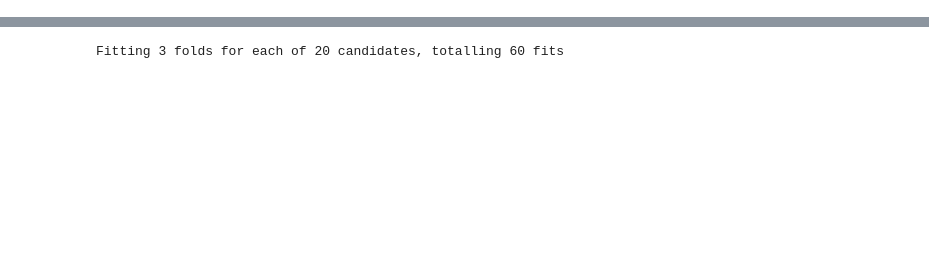
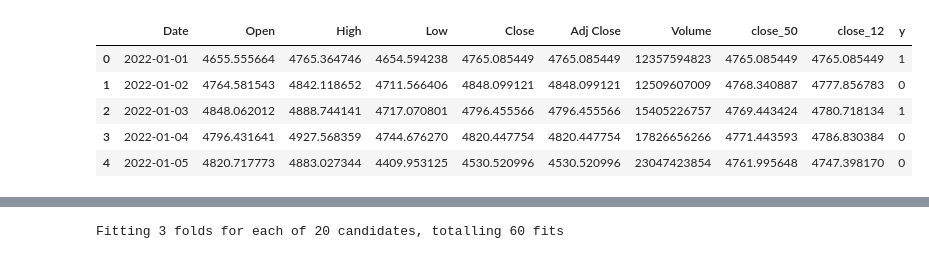
Before and after one commit to hadi-android/autotrading, a Jupyter notebook: stock_predict_ml.ipynb, the cells around one changed output, grey strips where cells are left out. Cells and saved outputs as stored; diff of their text form; code cells hidden in the pictures; blank space fills up the shorter version.

```diff
--- a/stock_predict_ml.ipynb
+++ b/stock_predict_ml.ipynb
@@ -103,0 +74,9 @@ Index(['var1(t-2)', 'var2(t-2)', 'var3(t-2)', 'var4(t-2)', 'var5(t-2)',
+# %%
+df.head()
+# %% [output]
+|  | Date | Open | High | Low | Close | Adj Close | Volume | close_50 | close_12 | y |
+| 0 | 2022-01-01 | 4655.555664 | 4765.364746 | 4654.594238 | 4765.085449 | 4765.085449 | 12357594823 | 4765.085449 | 4765.085449 | 1 |
+| 1 | 2022-01-02 | 4764.581543 | 4842.118652 | 4711.566406 | 4848.099121 | 4848.099121 | 12509607009 | 4768.340887 | 4777.856783 | 0 |
+| 2 | 2022-01-03 | 4848.062012 | 4888.744141 | 4717.070801 | 4796.455566 | 4796.455566 | 15405226757 | 4769.443424 | 4780.718134 | 1 |
+| 3 | 2022-01-04 | 4796.431641 | 4927.568359 | 4744.676270 | 4820.447754 | 4820.447754 | 17826656266 | 4771.443593 | 4786.830384 | 0 |
+| 4 | 2022-01-05 | 4820.717773 | 4883.027344 | 4409.953125 | 4530.520996 | 4530.520996 | 23047423854 | 4761.995648 | 4747.398170 | 0 |
```
Also changed, not shown: parts of 15 cells of this notebook.
